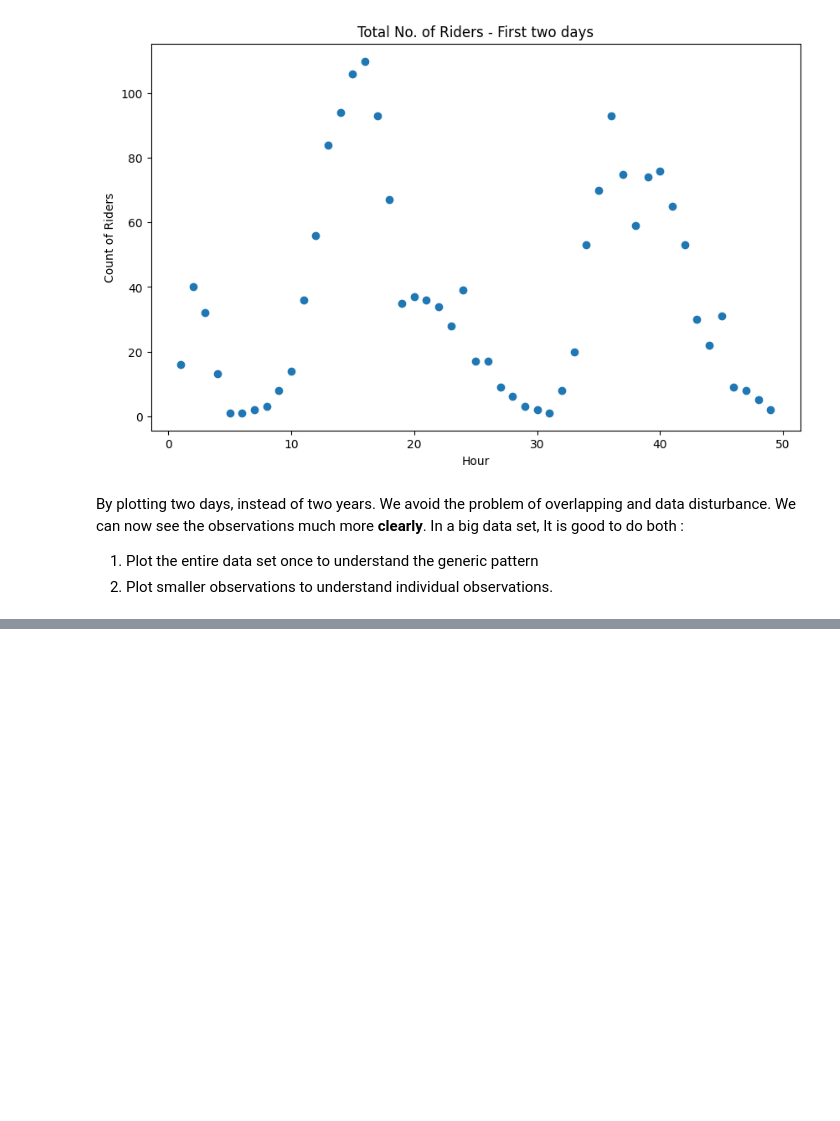
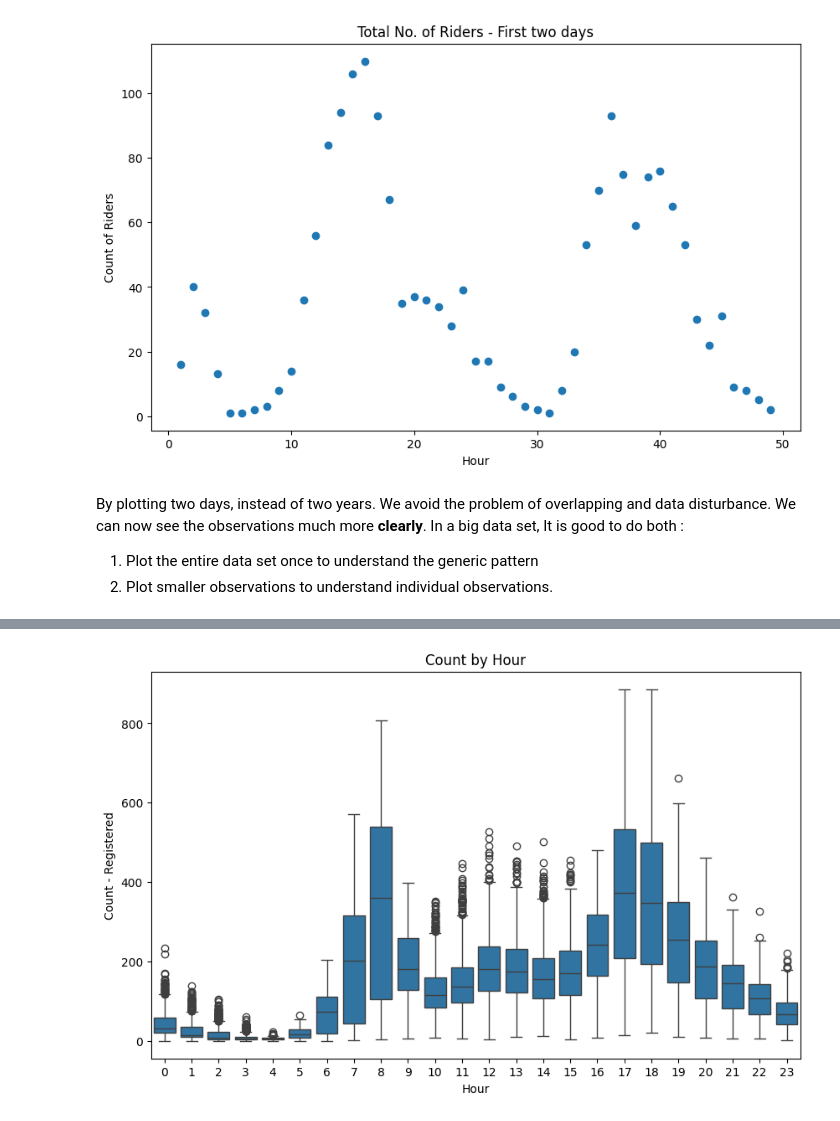
Before and after one commit to gonkikong0/Data-Science-, a Jupyter notebook: Data Analysis.ipynb, the cells around one changed output, grey strips where cells are left out. Saved outputs shown, nothing was run; the diff lists cells and outputs as text; code cells hidden in the pictures; blank space fills up the shorter version.

```diff
--- a/Data Analysis.ipynb
+++ b/Data Analysis.ipynb
@@ -224,0 +261,9 @@ By plotting two days, instead of two years. We avoid the problem of overlapping
+# %%
+fig, ax = plt.subplots(figsize = (10,6))
+sns.boxplot(x = 'hr', y = 'registered', data = hour)
+plt.xlabel("Hour")
+plt.ylabel("Count - Registered")
+plt.title("Count by Hour")
+plt.show()
+# %% [output]
+[figure, added]
```
Also changed, not shown: parts of 10 cells of this notebook.
